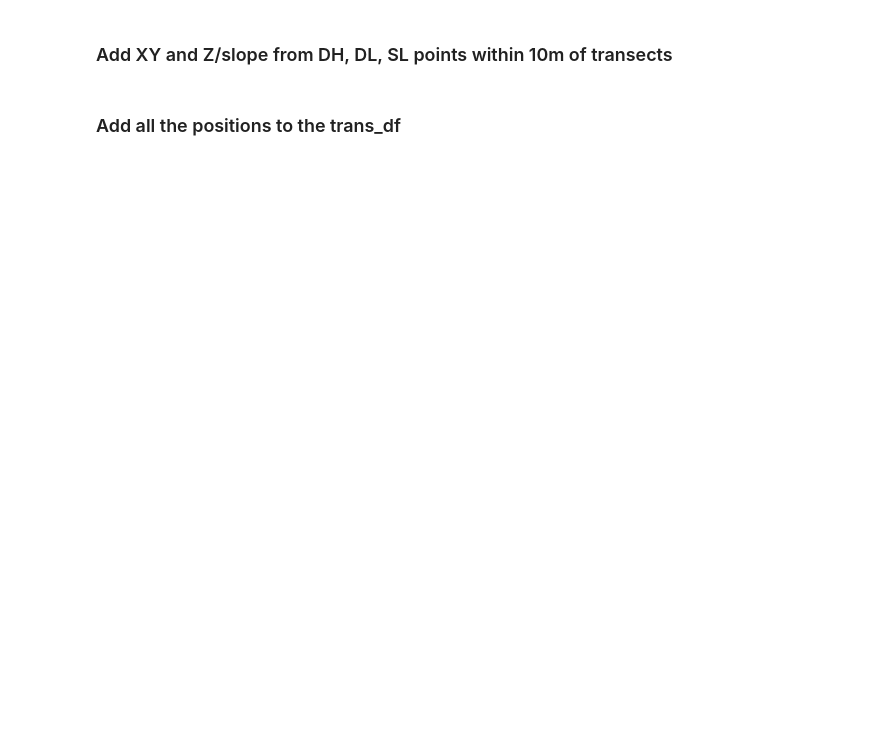
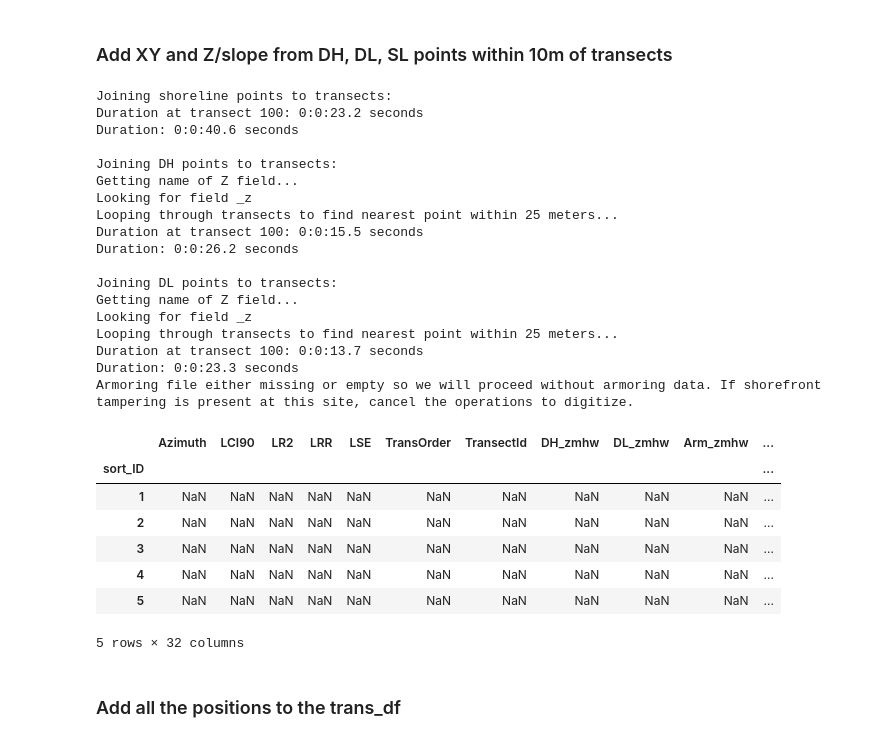
Before and after one commit to esturdivant-usgs/BI-geomorph-extraction, a Jupyter notebook: CoastalVarExtractor/extractor.ipynb, the cells around one changed output. Drawn from its saved outputs; the diff is of its cells as text; code cells hidden in the pictures; blank space fills up the shorter version.

```diff
--- a/CoastalVarExtractor/extractor.ipynb
+++ b/CoastalVarExtractor/extractor.ipynb
@@ -49,19 +93,55 @@ trans_df.to_pickle(os.path.join(scratch_dir, 'trans_df.pkl'))
 ### Add XY and Z/slope from DH, DL, SL points within 10m of transects
 # %%
 #%% Add XY and Z/slope from DH, DL, SL points within 10m of transects
-sl2trans_df = fwa.add_shorelinePts2Trans(extendedTransects, ShorelinePts, shoreline, tID_fld, proximity=pt2trans_disttolerance)
+sl2trans_df = fwa.add_shorelinePts2Trans(extendedTrans, ShorelinePts, shoreline, tID_fld, proximity=pt2trans_disttolerance)
 sl2trans_df.to_pickle(os.path.join(scratch_dir, 'sl2trans.pkl'))
-fwa.DFtoFC(sl2trans_df, 'pts2trans_SL', spatial_ref=utmSR, id_fld=tID_fld, xy=["SL_x", "SL_y"], keep_fields=['Bslope'])
+fwa.DFtoFC(sl2trans_df, os.path.join(arcpy.env.scratchGDB, 'pts2trans_SL'), spatial_ref=utmSR, id_fld=tID_fld, xy=["SL_x", "SL_y"], keep_fields=['Bslope'])
 
-dh2trans_df = fwa.find_ClosestPt2Trans_snap(extendedTransects, dhPts, trans_df, 'DH', tID_fld, proximity=pt2trans_disttolerance)
+dh2trans_df = fwa.find_ClosestPt2Trans_snap(extendedTrans, dhPts, trans_df, 'DH', tID_fld, proximity=pt2trans_disttolerance)
 dh2trans_df.to_pickle(os.path.join(scratch_dir, 'dh2trans.pkl'))
-fwa.DFtoFC(dh2trans_df, 'ptSnap2trans_DH', spatial_ref=utmSR, id_fld=tID_fld, xy=["DH_snapX", "DH_snapY"], keep_fields=['DH_z'])
+fwa.DFtoFC(dh2trans_df, os.path.join(arcpy.env.scratchGDB, 'ptSnap2trans_DH'), spatial_ref=utmSR, id_fld=tID_fld, xy=["DH_snapX", "DH_snapY"], keep_fields=['DH_z'])
 
-dl2trans_df = fwa.find_ClosestPt2Trans_snap(extendedTransects, dlPts, trans_df, 'DL', tID_fld, proximity=pt2trans_disttolerance)
+dl2trans_df = fwa.find_ClosestPt2Trans_snap(extendedTrans, dlPts, trans_df, 'DL', tID_fld, proximity=pt2trans_disttolerance)
 dl2trans_df.to_pickle(os.path.join(scratch_dir, 'dl2trans.pkl'))
-fwa.DFtoFC(dl2trans_df, 'ptSnap2trans_DL', spatial_ref=utmSR, id_fld=tID_fld, xy=["DL_snapX", "DL_snapY"], keep_fields=['DL_z'])
+fwa.DFtoFC(dl2trans_df, os.path.join(arcpy.env.scratchGDB, 'ptSnap2trans_DL'), spatial_ref=utmSR, id_fld=tID_fld, xy=["DL_snapX", "DL_snapY"], keep_fields=['DL_z'])
 
-arm2trans_df = fwa.ArmorLineToTrans_PD(extendedTransects, armorLines, sl2trans_df, tID_fld, proj_code, elevGrid_5m)
+arm2trans_df = fwa.ArmorLineToTrans_PD(extendedTrans, armorLines, sl2trans_df, tID_fld, proj_code, elevGrid_5m)
 arm2trans_df.to_pickle(os.path.join(scratch_dir, 'arm2trans.pkl'))
+
+#%% Add all the positions to the trans_df
+trans_df = fun.join_columns_id_check(trans_df, sl2trans_df, tID_fld)
+trans_df = fun.join_columns_id_check(trans_df, dh2trans_df, tID_fld)
+trans_df = fun.join_columns_id_check(trans_df, dl2trans_df, tID_fld)
+trans_df = fun.join_columns_id_check(trans_df, arm2trans_df, tID_fld)
+trans_df.to_pickle(os.path.join(scratch_dir, 'trans_df_beachmetrics.pkl'))
+
+trans_df.head()
+# %% [output]
+Joining shoreline points to transects:
+Duration at transect 100: 0:0:23.2 seconds
+Duration: 0:0:40.6 seconds
+
+Joining DH points to transects:
+Getting name of Z field...
+Looking for field _z
+Looping through transects to find nearest point within 25 meters...
+Duration at transect 100: 0:0:15.5 seconds
+Duration: 0:0:26.2 seconds
+
+Joining DL points to transects:
+Getting name of Z field...
+Looking for field _z
+Looping through transects to find nearest point within 25 meters...
+Duration at transect 100: 0:0:13.7 seconds
+Duration: 0:0:23.3 seconds
+Armoring file either missing or empty so we will proceed without armoring data. If shorefront tampering is present at this site, cancel the operations to digitize.
+|  | Azimuth | LCI90 | LR2 | LRR | LSE | TransOrder | TransectId | DH_zmhw | DL_zmhw | Arm_zmhw | ... |
+| sort_ID |  |  |  |  |  |  |  |  |  |  | ... |
+| 1 | NaN | NaN | NaN | NaN | NaN | NaN | NaN | NaN | NaN | NaN | ... |
+| 2 | NaN | NaN | NaN | NaN | NaN | NaN | NaN | NaN | NaN | NaN | ... |
+| 3 | NaN | NaN | NaN | NaN | NaN | NaN | NaN | NaN | NaN | NaN | ... |
+| 4 | NaN | NaN | NaN | NaN | NaN | NaN | NaN | NaN | NaN | NaN | ... |
+| 5 | NaN | NaN | NaN | NaN | NaN | NaN | NaN | NaN | NaN | NaN | ... |
+5 rows × 32 columns
 # %% [markdown]
 ### Add all the positions to the trans_df
```
Also changed, not shown: parts of 20 cells of this notebook, 6 other files.
